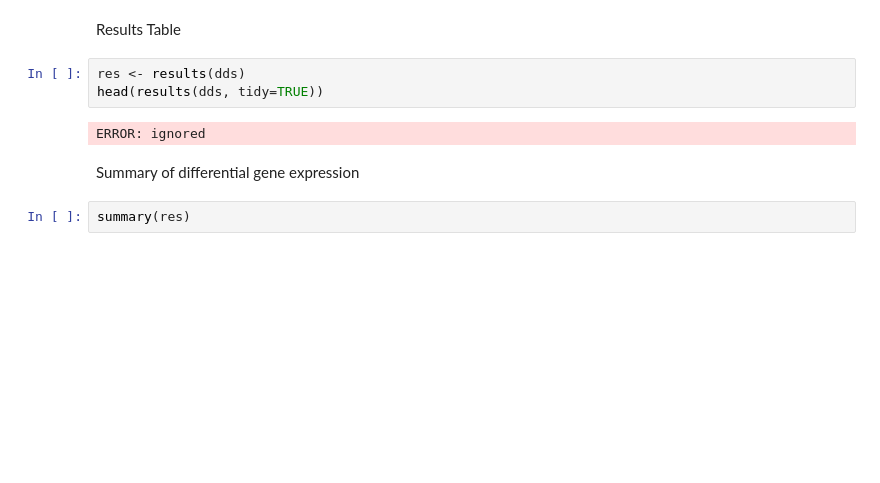
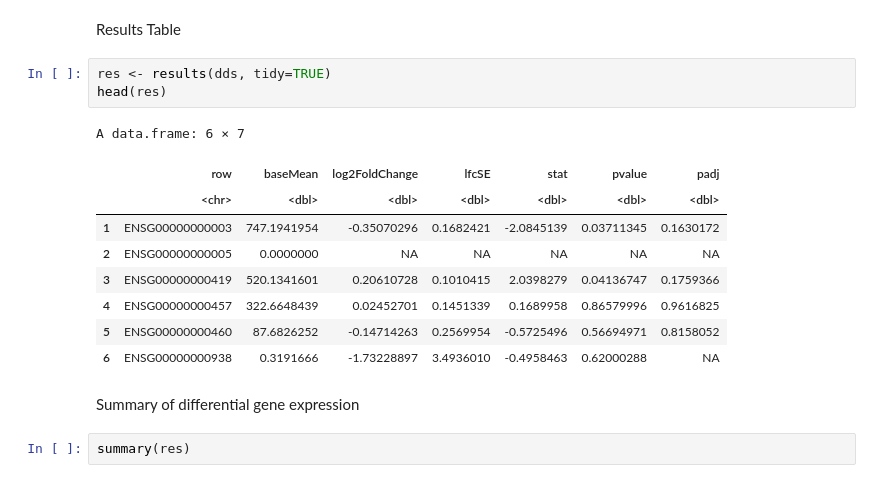
Before and after one commit to Mangul-Lab-USC/RNA-SEQ-Tutorial-PART1, a Jupyter notebook: Deseq2_R.ipynb, the cells around one changed output. Drawn from its saved outputs; the diff is of its cells as text; blank space fills up the shorter version.

```diff
--- a/Deseq2_R.ipynb
+++ b/Deseq2_R.ipynb
@@ -261,10 +205,18 @@ ERROR: ignored
 # %% [markdown]
 Results Table
 # %%
-res <- results(dds)
-head(results(dds, tidy=TRUE))
+res <- results(dds, tidy=TRUE)
+head(res)
 # %% [output]
-ERROR: ignored
+A data.frame: 6 × 7
+|  | row | baseMean | log2FoldChange | lfcSE | stat | pvalue | padj |
+|  | <chr> | <dbl> | <dbl> | <dbl> | <dbl> | <dbl> | <dbl> |
+| 1 | ENSG00000000003 | 747.1941954 | -0.35070296 | 0.1682421 | -2.0845139 | 0.03711345 | 0.1630172 |
+| 2 | ENSG00000000005 | 0.0000000 | NA | NA | NA | NA | NA |
+| 3 | ENSG00000000419 | 520.1341601 | 0.20610728 | 0.1010415 | 2.0398279 | 0.04136747 | 0.1759366 |
+| 4 | ENSG00000000457 | 322.6648439 | 0.02452701 | 0.1451339 | 0.1689958 | 0.86579996 | 0.9616825 |
+| 5 | ENSG00000000460 | 87.6826252 | -0.14714263 | 0.2569954 | -0.5725496 | 0.56694971 | 0.8158052 |
+| 6 | ENSG00000000938 | 0.3191666 | -1.73228897 | 3.4936010 | -0.4958463 | 0.62000288 | NA |
 # %% [markdown]
 Summary of differential gene expression
 # %%
```
Also changed, not shown: parts of 47 cells of this notebook, 8 other files.
